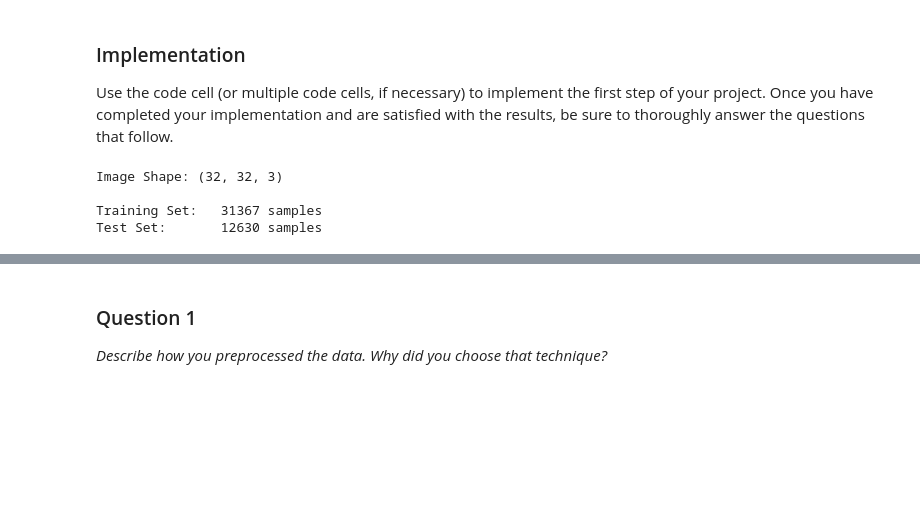
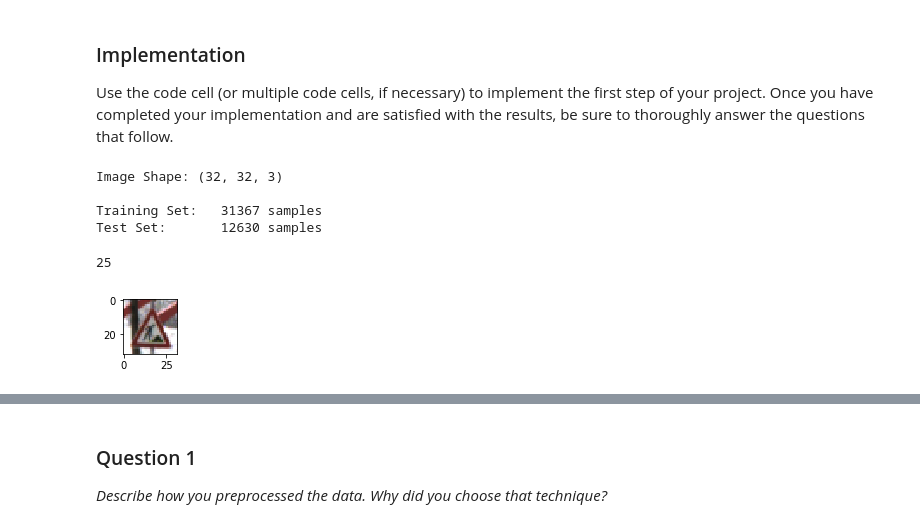
Before and after one commit to lixinso/CarND-Traffic-Sign-Classifier-Project, a Jupyter notebook: Traffic_Sign_Classifier.ipynb, the cells around one changed output, grey strips where cells are left out. Drawn from its saved outputs; the diff is of its cells as text; code cells hidden in the pictures; blank space fills up the shorter version.

```diff
--- a/Traffic_Sign_Classifier.ipynb
+++ b/Traffic_Sign_Classifier.ipynb
@@ -146,15 +146,18 @@ Test Set:       12630 samples
 # %%
 import random
 import numpy as np
-#import matplotlib.pyplot as plt
-#%matplotlib inline
+import matplotlib.pyplot as plt
+%matplotlib inline
 
-#index = random.randint(0, len(X_train))
-#image = X_train[index].squeeze()
+index = random.randint(0, len(X_train))
+image = X_train[index].squeeze()
 
-#plt.figure(figsize=(1,1))
-#plt.imshow(image)
-#print(y_train[index])
+plt.figure(figsize=(1,1))
+plt.imshow(image)
+print(y_train[index])
+# %% [output]
+25
+[figure, added]
 # %%
 from sklearn.utils import shuffle
 
```
Also changed, not shown: parts of 17 cells of this notebook.
